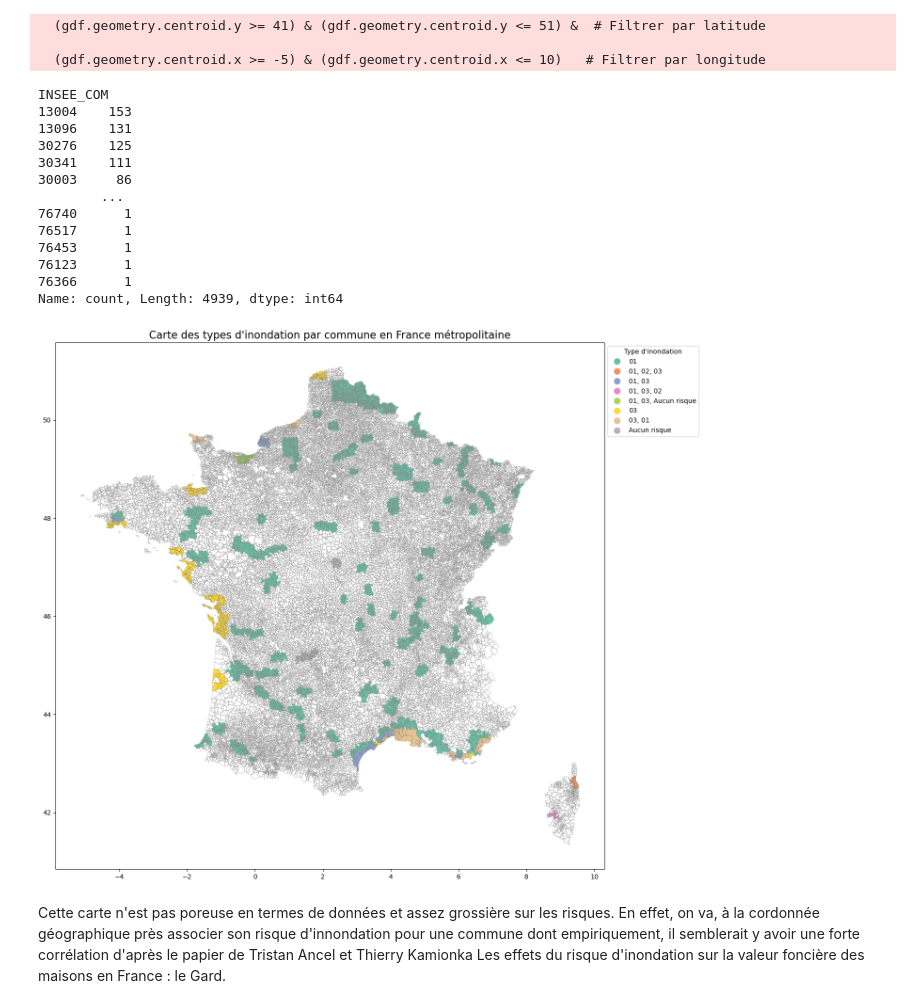
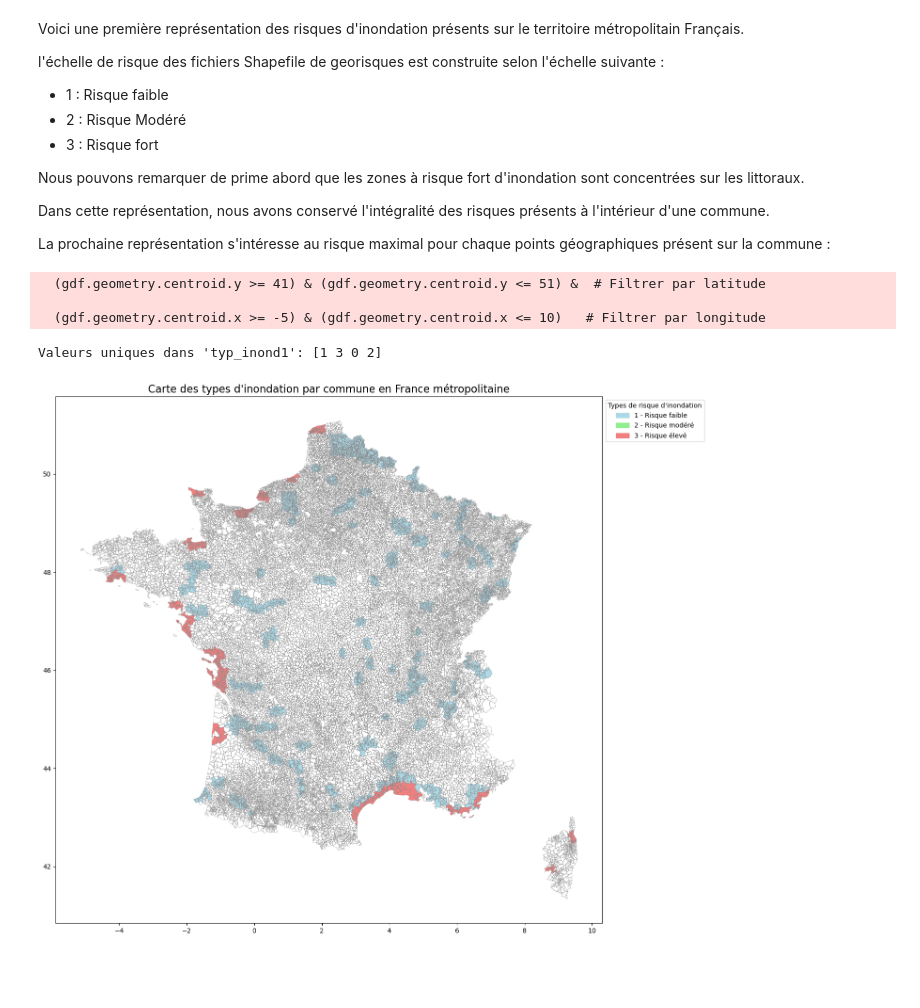
Before and after one commit to Jeanjacob20/Python-For-Data-Science-Project, a Jupyter notebook: Shapefile processing/zonage.ipynb, the cells around one changed output. Drawn from its saved outputs; the diff is of its cells as text; code cells hidden in the pictures; blank space fills up the shorter version.

```diff
--- a/Shapefile processing/zonage.ipynb
+++ b/Shapefile processing/zonage.ipynb
@@ -26,7 +122,21 @@ Successfully installed appdirs-1.4.4 cartiflette-0.0.2 cattrs-24.1.2 click-plugi
+# %% [markdown]
+Voici une première représentation des risques  d'inondation présents sur le territoire métropolitain Français.
+
+l'échelle de risque des fichiers Shapefile de georisques est construite selon l'échelle suivante :
+- 1 : Risque faible
+- 2 : Risque Modéré
+- 3 : Risque fort
+
+Nous pouvons remarquer de prime abord que les zones à risque fort d'inondation sont concentrées sur les littoraux.
+
+Dans cette représentation, nous avons conservé l'intégralité des risques présents à l'intérieur d'une commune.
+
+La prochaine représentation s'intéresse au risque maximal pour chaque points géographiques présent sur la commune :
 # %%
 import geopandas as gpd
 import matplotlib.pyplot as plt
 from cartiflette import carti_download
+import matplotlib.patches as mpatches
 
 # Charger les données géographiques du Shapefile
 shapefile_path = "Shp file : Zones innondables/n_carte_inond_s.shp"
@@ -56,62 +166,62 @@ france = france.loc[france["INSEE_REG"] > 10]
 # Vérifier et aligner les CRS
 if gdf.crs != france.crs:
     gdf = gdf.to_crs(france.crs)
 
 # Effectuer une jointure spatiale entre les points du Shapefile et les communes
 joined = gpd.sjoin(gdf, france, how="left", predicate="intersects")
 
-print(joined["INSEE_COM"].value_counts())
-# Remplacer les valeurs nulles dans 'typ_inond1' par une valeur par défaut
-joined["typ_inond1"] = joined["typ_inond1"].fillna("Aucun risque")  # Replace NaN with "Aucun risque"
+# Remplacer les valeurs nulles dans 'typ_inond1' par 0 (Aucun risque)
+joined["typ_inond1"] = joined["typ_inond1"].fillna(0).astype(int)
+
+# Vérification des valeurs uniques dans 'typ_inond1'
+print("Valeurs uniques dans 'typ_inond1':", joined["typ_inond1"].unique())
 
 # Agréger les risques pour chaque commune en combinant tous unique risks
-joined["typ_inond1"] = joined["typ_inond1"].astype(str)  # Convert to string for categorical handling
-commune_risks = joined.groupby("INSEE_COM")["typ_inond1"].apply(lambda x: ', '.join(x.unique())).reset_index()
+max_risks = joined.groupby("INSEE_COM")["typ_inond1"].max().reset_index()
 
 # Ajouter les risques au fond de carte
-france = france.merge(commune_risks, on="INSEE_COM", how="left")
+france = france.merge(max_risks, on="INSEE_COM", how="left")
 
 # Créer la carte
 fig, ax = plt.subplots(1, 1, figsize=(15, 12))
 
 # Ajouter les limites des communes
 france.boundary.plot(ax=ax, linewidth=0.5, color="gray", alpha=0.5)
 
-# Remplir les communes avec les risques associés (Categorical colormap)
-france.plot(
-    column="typ_inond1",
+# Définir une palette de couleurs pour 0, 1, 2 et 3
+color_map = {0: None, 1: "lightblue", 2: "lightgreen", 3: "lightcoral"}
+
+# Appliquer les couleurs, et laisser transparent (None) pour les zones sans données
+france["color"] = france["typ_inond1"].map(color_map)
+
+# Supprimer les communes sans couleur (pas de données)
+france_with_data = france[france["color"].notna()]
+
+# Remplir les communes avec les risques associés
+choropleth = france_with_data.plot(
+    column="typ_inond1",  # Utiliser les risques d'inondation
     ax=ax,
-    legend=True,
-    cmap="Set2",  # Use a categorical colormap
-    legend_kwds={
-        "title": "Type d'inondation",
-        "loc": "upper left",
-        "bbox_to_anchor": (1, 1),
-    },
+    color=france_with_data["color"],  # Appliquer la couleur selon la colonne 'color'
+    legend=False  # Désactiver la génération automatique de la légende
 )
 
 # Ajouter un titre
 ax.set_title("Carte des types d'inondation par commune en France métropolitaine", fontsize=16)
 
+# Ajouter manuellement la légende avec matplotlib
+legend_labels = ['1 - Risque faible', '2 - Risque modéré', '3 - Risque élevé']
+legend_colors = ['lightblue', 'lightgreen', 'lightcoral']
+
+# Créer une légende manuellement avec les couleurs correspondantes
+patches = [mpatches.Patch(color=color, label=label) for color, label in zip(legend_colors, legend_labels)]
+ax.legend(handles=patches, title="Types de risque d'inondation", loc='upper left', bbox_to_anchor=(1, 1))
+
+# Ajuster l'espacement et afficher la carte
 plt.tight_layout()
 plt.show()
 # %% [output]
   (gdf.geometry.centroid.y >= 41) & (gdf.geometry.centroid.y <= 51) &  # Filtrer par latitude
 
   (gdf.geometry.centroid.x >= -5) & (gdf.geometry.centroid.x <= 10)   # Filtrer par longitude
-INSEE_COM
-13004    153
-13096    131
-30276    125
-30341    111
-30003     86
-        ...
-76740      1
-76517      1
-76453      1
-76123      1
-76366      1
-Name: count, Length: 4939, dtype: int64
+Valeurs uniques dans 'typ_inond1': [1 3 0 2]
-[figure, old version]
+[figure, new version]
-# %% [markdown]
-Cette carte n'est pas poreuse en termes de données et assez grossière sur les risques. En effet, on va, à la cordonnée géographique près associer son risque d'innondation pour une commune dont empiriquement, il semblerait y avoir une forte corrélation d'après le papier de Tristan Ancel et Thierry Kamionka Les effets du risque d'inondation sur la valeur foncière des maisons en France : le Gard.
```
Also changed, not shown: parts of 9 cells of this notebook.
